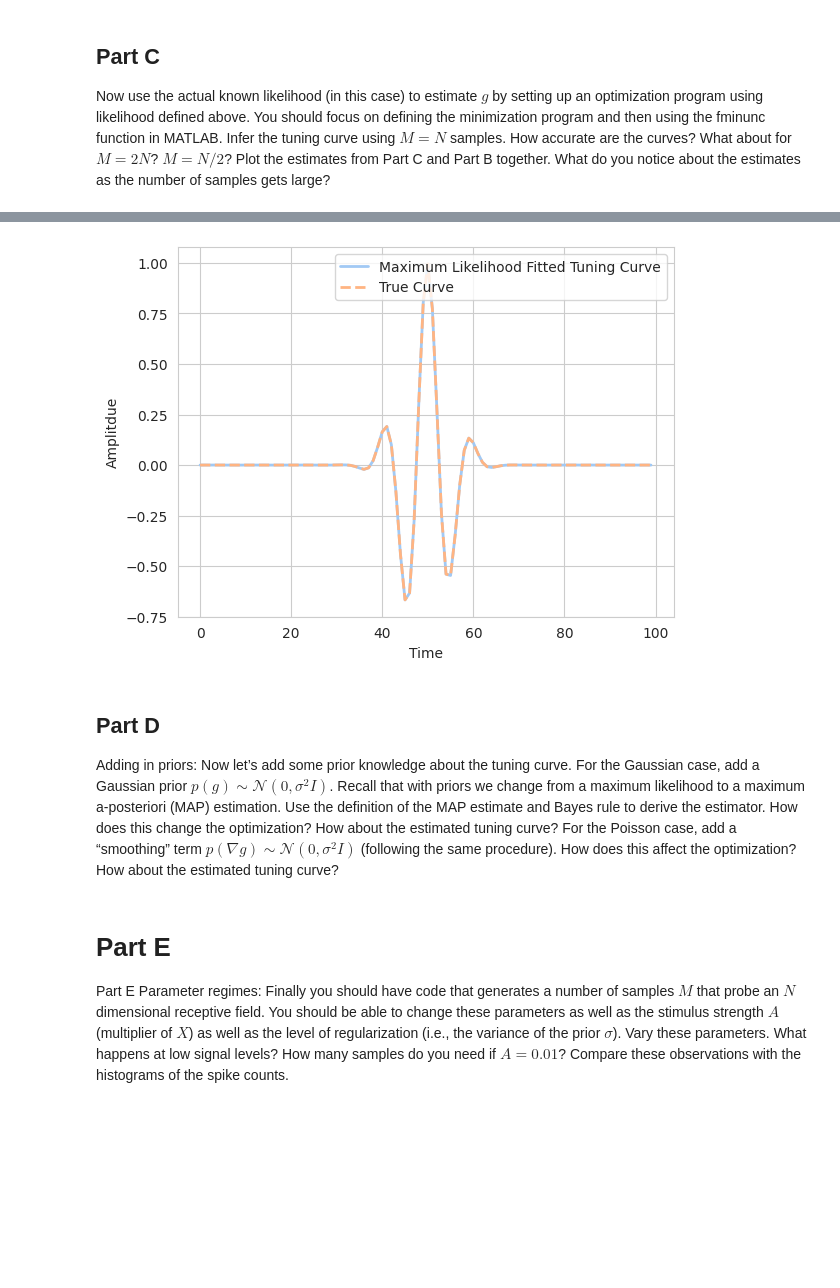
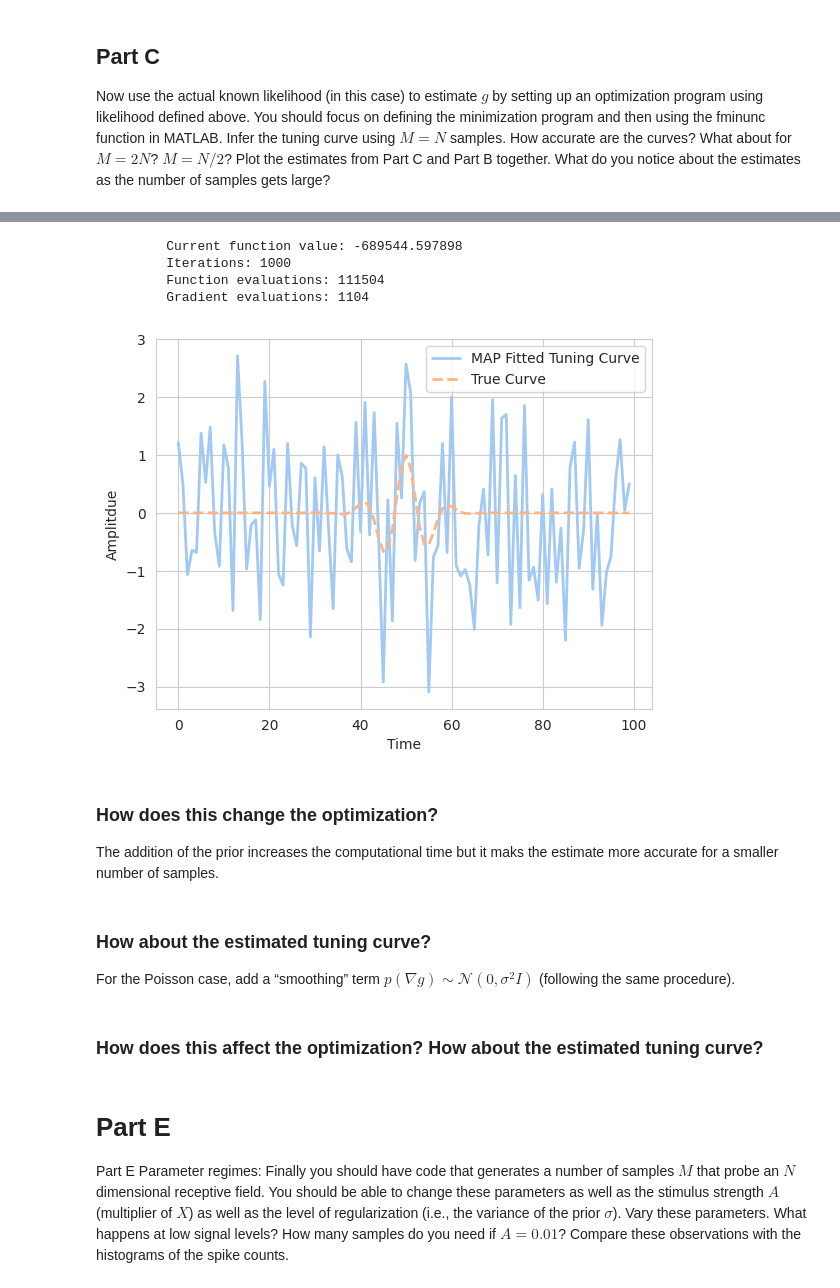
Before and after one commit to skyetomez/NSC_HW2, a Jupyter notebook: sthom215_problem_1_ex_2.ipynb, the cells around one changed output, grey strips where cells are left out. Saved outputs shown, nothing was run; the diff lists cells and outputs as text; code cells hidden in the pictures; blank space fills up the shorter version.

```diff
--- a/sthom215_problem_1_ex_2.ipynb
+++ b/sthom215_problem_1_ex_2.ipynb
@@ -96,15 +159,16 @@ Infer the tuning curve using $ M = N $ samples. How accurate are the curves? Wha
 from scipy.optimize import minimize
 import seaborn as sns
 
-num_nerurons = 200
+num_nerurons = 100
 n_trials = 100
 neurons =  Neuron(num_nerurons, n_trials, mu=0, sigma=1)
 true_g = neuron.get_tuning_curve(neuron.n_trials)
+sig_scale = 1
+sig = sig_scale * np.eye(true_g.shape[0])
 
-
-def obj(g,X,r):
+def obj(g, X, r, sig):
     lam = np.exp(X @ g)
-    return -r.T @ np.log(lam) + lam.sum()
+    return -r.T @ np.log(lam) + lam.sum() + (g.T @ la.inv(sig) @ g)
 
 # Minimize the cost function
 resp_m = neurons.activity()
@@ -114,38 +178,43 @@ stimuli_m = neurons.stimuli
 g_init = np.zeros_like(true_g)
 
 opt = {'disp': True, 'maxiter': 1000, 'gtol': 1e-9}
-result = minimize(fun = obj,
+resultMAP = minimize(fun = obj,
                   x0=g_init,
-                  args=(stimuli_m, resp_m),
+                  args=(stimuli_m, resp_m, sig),
                   method='BFGS',
                   options = opt)
+# %% [output]
+         Current function value: -689544.597898
+         Iterations: 1000
+         Function evaluations: 111504
+         Gradient evaluations: 1104
 # %%
 fig = plt.figure()
 ax = fig.gca()
 
 
-sns.lineplot(result.x, linewidth=2.0, label="Maximum Likelihood Fitted Tuning Curve", ax=ax)
+sns.lineplot(resultMAP.x, linewidth=2.0, label="MAP Fitted Tuning Curve", ax=ax)
 sns.lineplot(true_g, linestyle = '--', linewidth=2.0, label="True Curve", ax=ax)
 ax.set_xlabel("time")
 ax.set_ylabel('ampltidue')
 
 ax.legend()
 
 ax.set_xlabel("Time")
 ax.set_ylabel("Amplitdue")
 
 plt.show()
 # %% [output]
-[figure, old version]
+[figure, new version]
-# %% [markdown]
-## Part D
-Adding in priors: Now let’s add some prior knowledge about the tuning curve. For the
-Gaussian case, add a Gaussian prior $ p(g) \sim \mathcal{N}(0, \sigma^2I) $. Recall that with priors we change from
-a maximum likelihood to a maximum a-posteriori (MAP) estimation. Use the definition of the
-MAP estimate and Bayes rule to derive the estimator. How does this change the optimization?
-How about the estimated tuning curve?
-For the Poisson case, add a “smoothing” term $ p(\nabla g) \sim \mathcal{N}(0, \sigma^2I) $ (following the same procedure).
-How does this affect the optimization? How about the estimated tuning curve?
+# %% [markdown]
+### How does this change the optimization?
+
+The addition of the prior increases the computational time but it maks the estimate more accurate for a smaller number of samples.
+# %% [markdown]
+### How about the estimated tuning curve?
+For the Poisson case, add a “smoothing” term $ p(\nabla g) \sim \mathcal{N}(0, \sigma^2I) $ (following the same procedure).
+# %% [markdown]
+### How does this affect the optimization? How about the estimated tuning curve?
 # %% [markdown]
 # Part E
 
```
Also changed, not shown: parts of 3 cells of this notebook, 3 other files.
